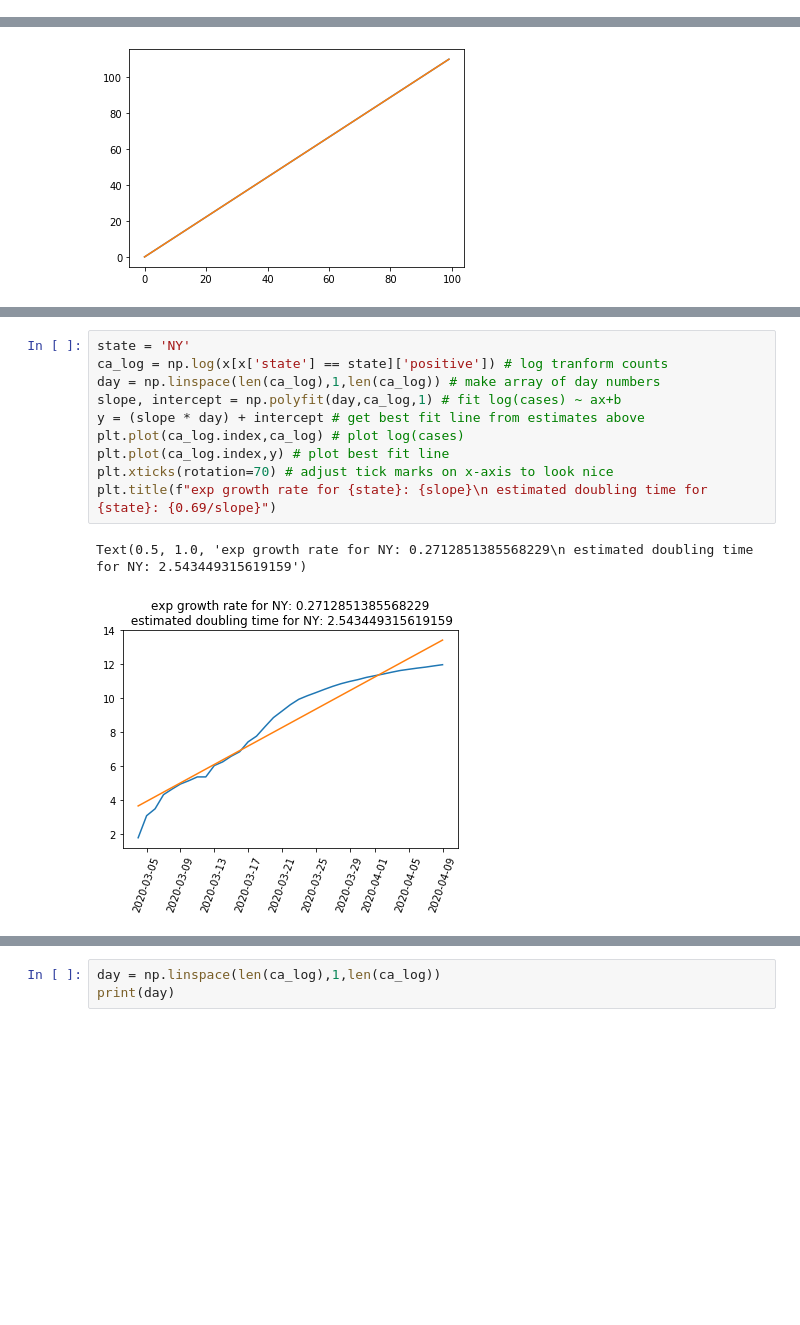
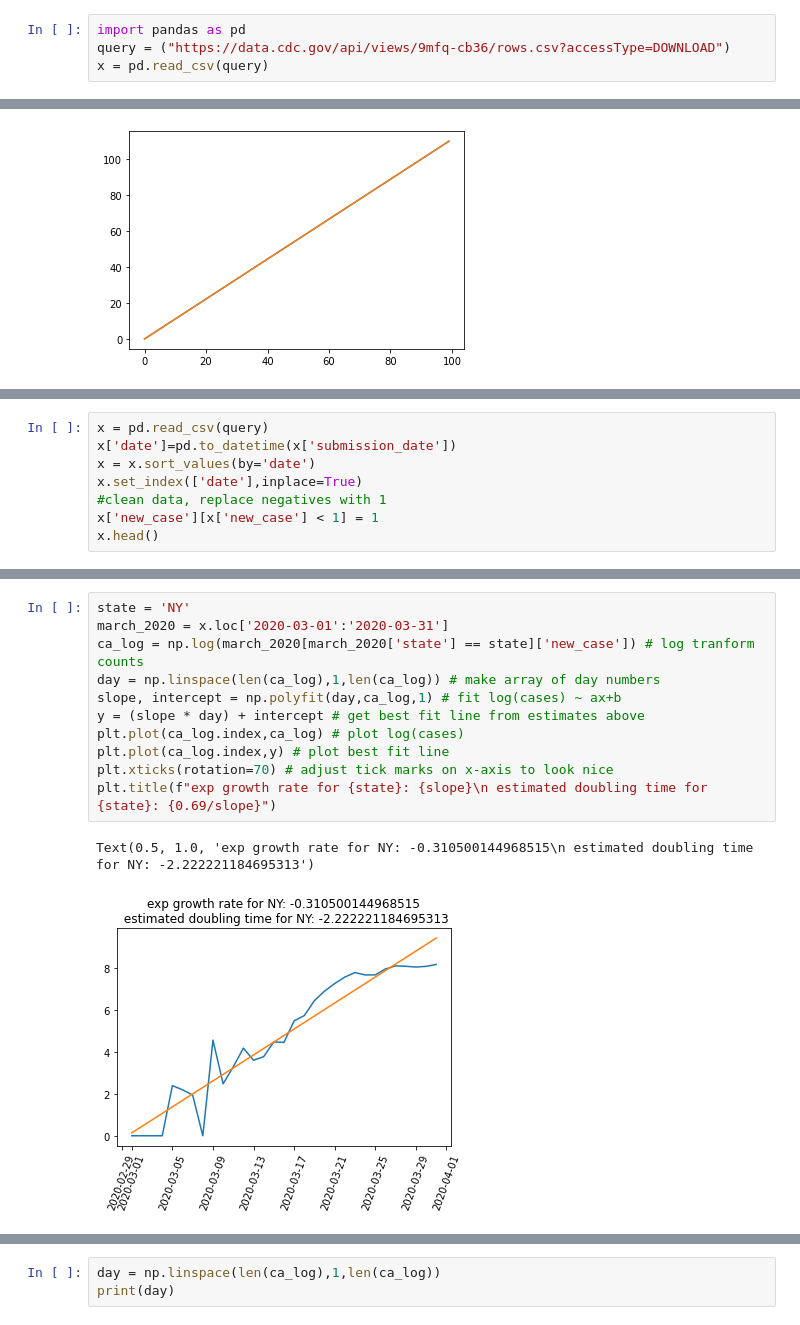
Before and after one commit to andrewkern/bio399, a Jupyter notebook: week2.ipynb, the cells around one changed output, grey strips where cells are left out. Cells and saved outputs as stored; diff of their text form; blank space fills up the shorter version.

```diff
--- a/week2.ipynb
+++ b/week2.ipynb
@@ -36,3 +16,7 @@ import matplotlib.pyplot as plt
+# %%
+import pandas as pd
+query = ("https://data.cdc.gov/api/views/9mfq-cb36/rows.csv?accessType=DOWNLOAD")
+x = pd.read_csv(query)
 # %% [markdown]
 ## DataFrames
 What makes pandas useful is that it provides an object called a DataFrame. DataFrames represent spreadsheet-like data for us by containing an ordered collection of columns, each of which can be of it's own data type. DataFrames have an index on rows and columns, and are loosely a dict of lists.
@@ -200,0 +202,8 @@ Let's work on the covidtracking.com data that we brought in earlier. We will res
+# %%
+x = pd.read_csv(query)
+x['date']=pd.to_datetime(x['submission_date'])
+x = x.sort_values(by='date')
+x.set_index(['date'],inplace=True)
+#clean data, replace negatives with 1
+x['new_case'][x['new_case'] < 1] = 1
+x.head()
@@ -201,13 +221,14 @@ Let's work on the covidtracking.com data that we brought in earlier. We will res
 # %%
 state = 'NY'
-ca_log = np.log(x[x['state'] == state]['positive']) # log tranform counts
+march_2020 = x.loc['2020-03-01':'2020-03-31']
+ca_log = np.log(march_2020[march_2020['state'] == state]['new_case']) # log tranform counts
 day = np.linspace(len(ca_log),1,len(ca_log)) # make array of day numbers
 slope, intercept = np.polyfit(day,ca_log,1) # fit log(cases) ~ ax+b
 y = (slope * day) + intercept # get best fit line from estimates above
 plt.plot(ca_log.index,ca_log) # plot log(cases)
 plt.plot(ca_log.index,y) # plot best fit line
 plt.xticks(rotation=70) # adjust tick marks on x-axis to look nice
 plt.title(f"exp growth rate for {state}: {slope}\n estimated doubling time for {state}: {0.69/slope}")
 # %% [output]
-Text(0.5, 1.0, 'exp growth rate for NY: 0.2712851385568229\n estimated doubling time for NY: 2.543449315619159')
+Text(0.5, 1.0, 'exp growth rate for NY: -0.310500144968515\n estimated doubling time for NY: -2.222221184695313')
-[figure, old version]
+[figure, new version]
```
Also changed, not shown: parts of 13 cells of this notebook.
